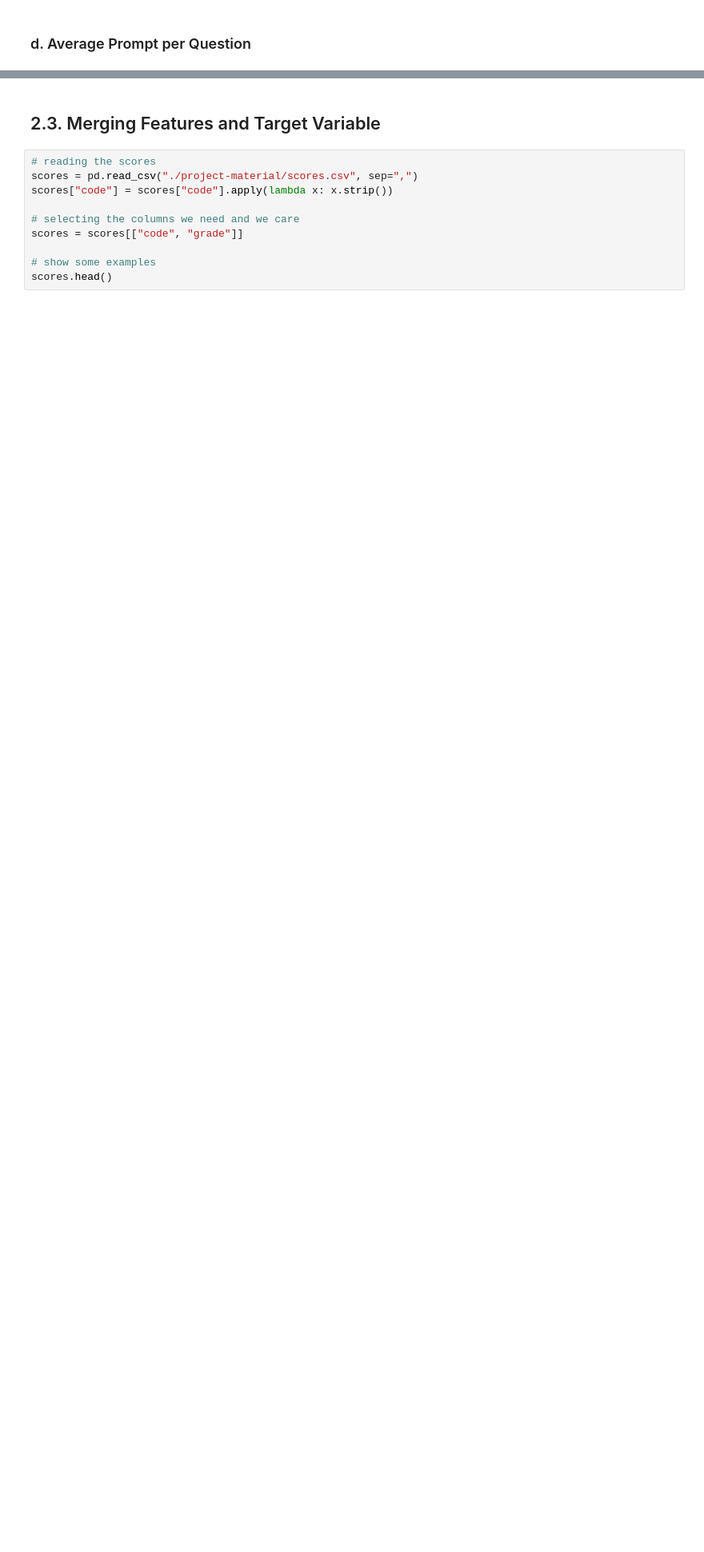
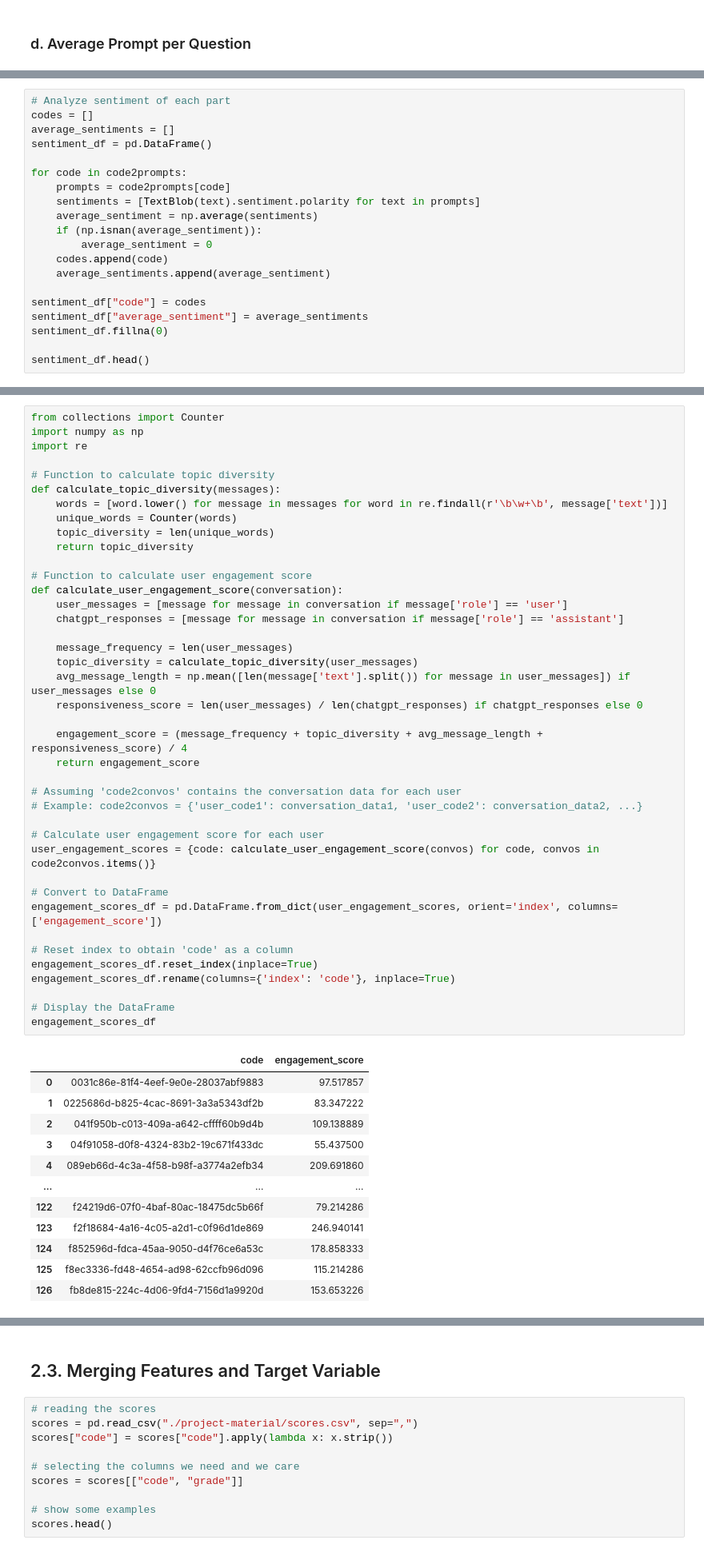
Before and after one commit to ozyuzer/CS412-ML-Project, a Jupyter notebook: hw_score_predict.ipynb, the cells around one changed output, grey strips where cells are left out. Shown: that part at 80% size. Saved outputs shown, nothing was run; the diff lists cells and outputs as text; blank space fills up the shorter version.

```diff
--- a/hw_score_predict.ipynb
+++ b/hw_score_predict.ipynb
@@ -475,0 +487,20 @@ promptCountsDF
+# %%
+# Analyze sentiment of each part
+codes = []
+average_sentiments = []
+sentiment_df = pd.DataFrame()
+
+for code in code2prompts:
+    prompts = code2prompts[code]
+    sentiments = [TextBlob(text).sentiment.polarity for text in prompts]
+    average_sentiment = np.average(sentiments)
+    if (np.isnan(average_sentiment)):
+        average_sentiment = 0
+    codes.append(code)
+    average_sentiments.append(average_sentiment)
+
+sentiment_df["code"] = codes
+sentiment_df["average_sentiment"] = average_sentiments
+sentiment_df.fillna(0)
+
+sentiment_df.head()
@@ -475,0 +545,53 @@ promptCountsDF
+# %%
+from collections import Counter
+import numpy as np
+import re
+
+# Function to calculate topic diversity
+def calculate_topic_diversity(messages):
+    words = [word.lower() for message in messages for word in re.findall(r'\b\w+\b', message['text'])]
+    unique_words = Counter(words)
+    topic_diversity = len(unique_words)
+    return topic_diversity
+
+# Function to calculate user engagement score
+def calculate_user_engagement_score(conversation):
+    user_messages = [message for message in conversation if message['role'] == 'user']
+    chatgpt_responses = [message for message in conversation if message['role'] == 'assistant']
+
+    message_frequency = len(user_messages)
+    topic_diversity = calculate_topic_diversity(user_messages)
+    avg_message_length = np.mean([len(message['text'].split()) for message in user_messages]) if user_messages else 0
+    responsiveness_score = len(user_messages) / len(chatgpt_responses) if chatgpt_responses else 0
+
+    engagement_score = (message_frequency + topic_diversity + avg_message_length + responsiveness_score) / 4
+    return engagement_score
+
+# Assuming 'code2convos' contains the conversation data for each user
+# Example: code2convos = {'user_code1': conversation_data1, 'user_code2': conversation_data2, ...}
+
+# Calculate user engagement score for each user
+user_engagement_scores = {code: calculate_user_engagement_score(convos) for code, convos in code2convos.items()}
+
+# Convert to DataFrame
+engagement_scores_df = pd.DataFrame.from_dict(user_engagement_scores, orient='index', columns=['engagement_score'])
+
+# Reset index to obtain 'code' as a column
+engagement_scores_df.reset_index(inplace=True)
+engagement_scores_df.rename(columns={'index': 'code'}, inplace=True)
+
+# Display the DataFrame
+engagement_scores_df
+# %% [output]
+|  | code | engagement_score |
+| 0 | 0031c86e-81f4-4eef-9e0e-28037abf9883 | 97.517857 |
+| 1 | 0225686d-b825-4cac-8691-3a3a5343df2b | 83.347222 |
+| 2 | 041f950b-c013-409a-a642-cffff60b9d4b | 109.138889 |
+| 3 | 04f91058-d0f8-4324-83b2-19c671f433dc | 55.437500 |
+| 4 | 089eb66d-4c3a-4f58-b98f-a3774a2efb34 | 209.691860 |
+| ... | ... | ... |
+| 122 | f24219d6-07f0-4baf-80ac-18475dc5b66f | 79.214286 |
+| 123 | f2f18684-4a16-4c05-a2d1-c0f96d1de869 | 246.940141 |
+| 124 | f852596d-fdca-45aa-9050-d4f76ce6a53c | 178.858333 |
+| 125 | f8ec3336-fd48-4654-ad98-62ccfb96d096 | 115.214286 |
+| 126 | fb8de815-224c-4d06-9fd4-7156d1a9920d | 153.653226 |
```
Also changed, not shown: parts of 37 cells of this notebook.
